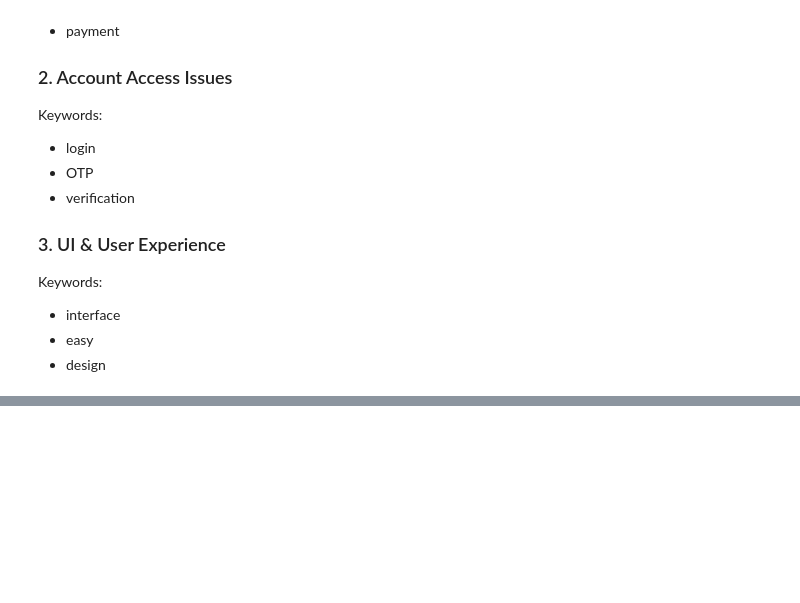
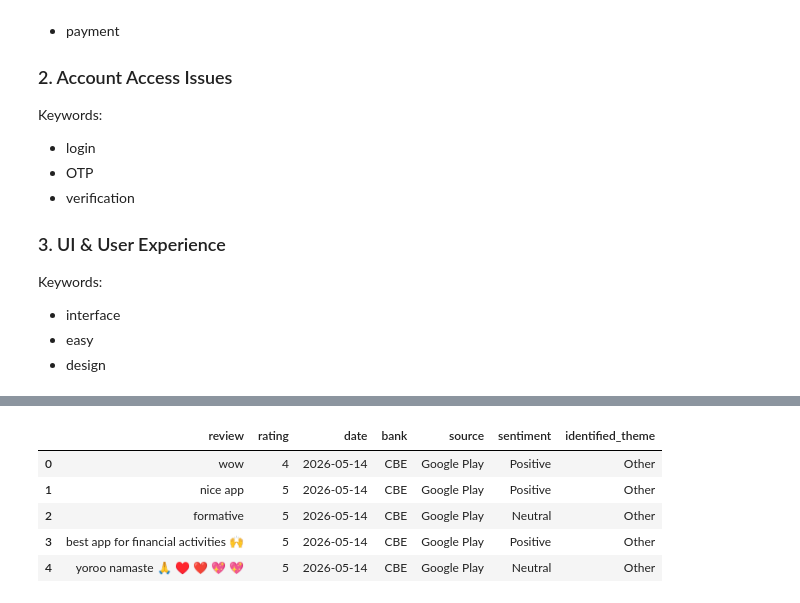
Before and after one commit to Bisrattamrat/fintech-review-analytics, a Jupyter notebook: notebooks/sentiment_analysis.ipynb, the cells around one changed output, grey strips where cells are left out. Saved outputs shown, nothing was run; the diff lists cells and outputs as text; code cells hidden in the pictures; blank space fills up the shorter version.

```diff
--- a/notebooks/sentiment_analysis.ipynb
+++ b/notebooks/sentiment_analysis.ipynb
@@ -141,0 +230,9 @@ Keywords:
+# %%
+df.head()
+# %% [output]
+|  | review | rating | date | bank | source | sentiment | identified_theme |
+| 0 | wow | 4 | 2026-05-14 | CBE | Google Play | Positive | Other |
+| 1 | nice app | 5 | 2026-05-14 | CBE | Google Play | Positive | Other |
+| 2 | formative | 5 | 2026-05-14 | CBE | Google Play | Neutral | Other |
+| 3 | best app for financial activities 🙌 | 5 | 2026-05-14 | CBE | Google Play | Positive | Other |
+| 4 | yoroo namaste 🙏 ♥️ ❤️ 💖 💖 | 5 | 2026-05-14 | CBE | Google Play | Neutral | Other |
```
Also changed, not shown: parts of 9 cells of this notebook, 3 other files.
